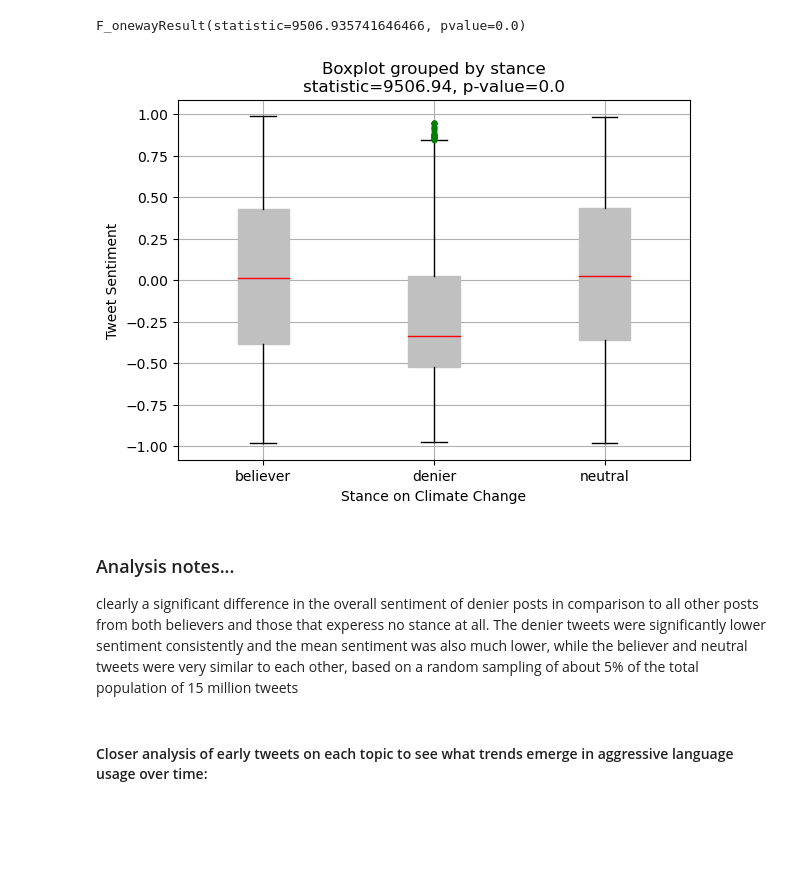
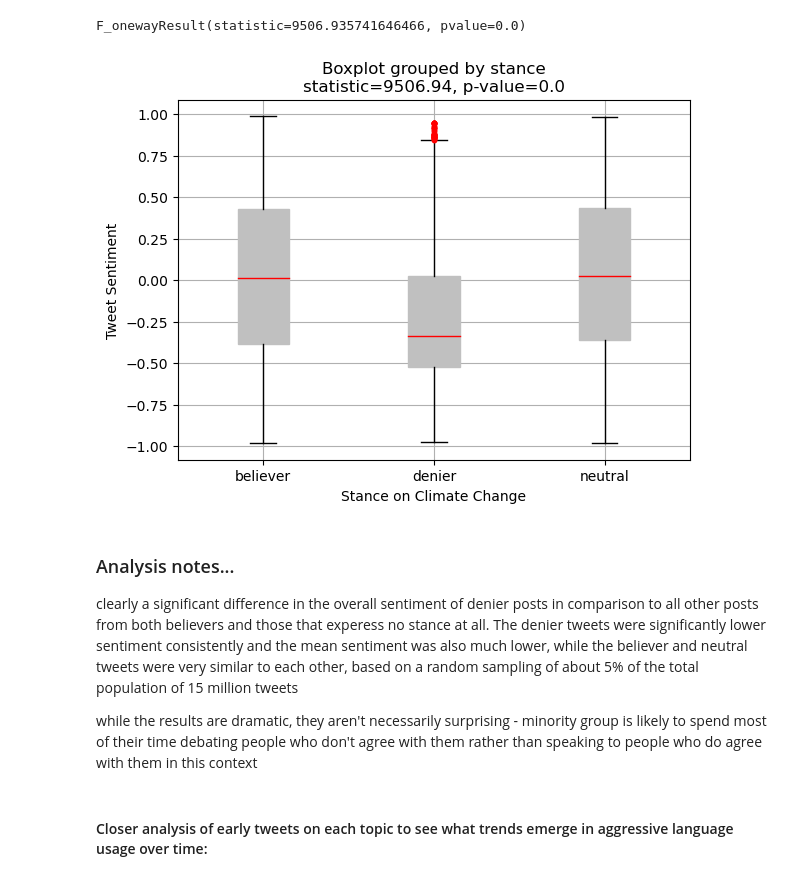
Before and after one commit to andcetera/Twitter-climate-change-sentiment, a Jupyter notebook: Tracking_Deniers_Over_Time.ipynb, the cells around one changed output. Saved outputs shown, nothing was run; the diff lists cells and outputs as text; code cells hidden in the pictures; blank space fills up the shorter version.

```diff
--- a/Tracking_Deniers_Over_Time.ipynb
+++ b/Tracking_Deniers_Over_Time.ipynb
@@ -213,29 +214,28 @@ anova
 # %% [output]
 F_onewayResult(statistic=9506.935741646466, pvalue=0.0)
 # %%
-#fig, ax = plt.subplots()
-#norm = colors.Normalize(bx.sentiment.min(), bx.sentiment.max())
-#fig.colorbar(cm.ScalarMappable(norm=norm, cmap='RdYlGn'), ax=ax)
+
 props = dict(boxes="silver", medians="red", whiskers="black", caps="black")
 
 
-
 # Create boxplots of results for visual confirmation
-bx.boxplot('sentiment', by='stance', sym='g.', color=props, patch_artist=True)
+bx.boxplot('sentiment', by='stance', sym='r.', color=props, patch_artist=True)
 
 # Add other elements to graph
 plt.xlabel('Stance on Climate Change')
 plt.ylabel('Tweet Sentiment')
 plt.title(f'\nstatistic={round(anova[0],2)}, p-value={round(anova[1],2)}')
 
 # Save file and display results
 plt.savefig('Images/ANOVA_results.png')
 plt.show()
 # %% [output]
-[figure, old version]
+[figure, new version]
 # %% [markdown]
 ### Analysis notes...
 clearly a significant difference in the overall sentiment of denier posts in comparison to all other posts from both believers and those that experess no stance at all.  The denier tweets were significantly lower sentiment consistently and the mean sentiment was also much lower, while the believer and neutral tweets were very similar to each other, based on a random sampling of about 5% of the total population of 15 million tweets
+
+while the results are dramatic, they aren't necessarily surprising - minority group is likely to spend most of their time debating people who don't agree with them rather than speaking to people who do agree with them in this context
 # %% [markdown]
 #### Closer analysis of early tweets on each topic to see what trends emerge in aggressive language usage over time:
 # %%
```
Also changed, not shown: parts of 1 cell of this notebook, 1 other file.
